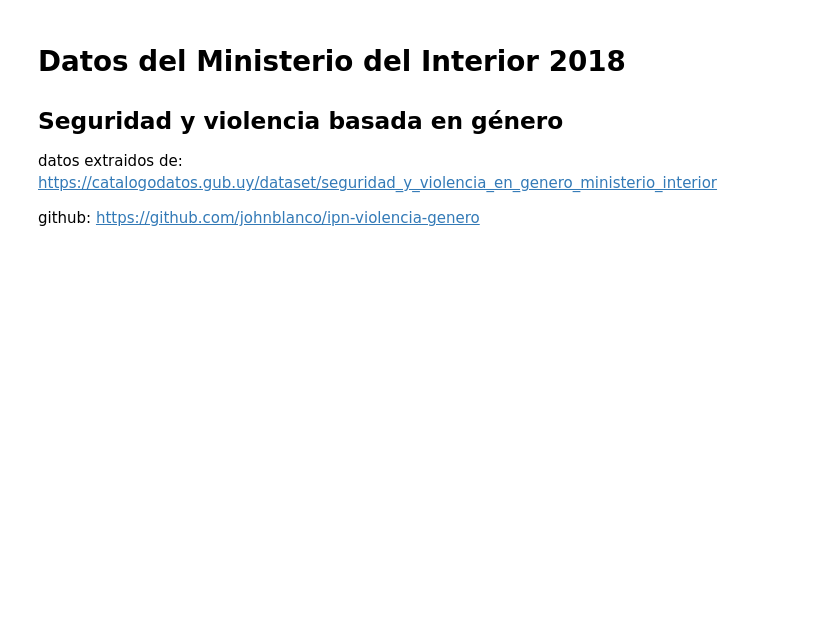
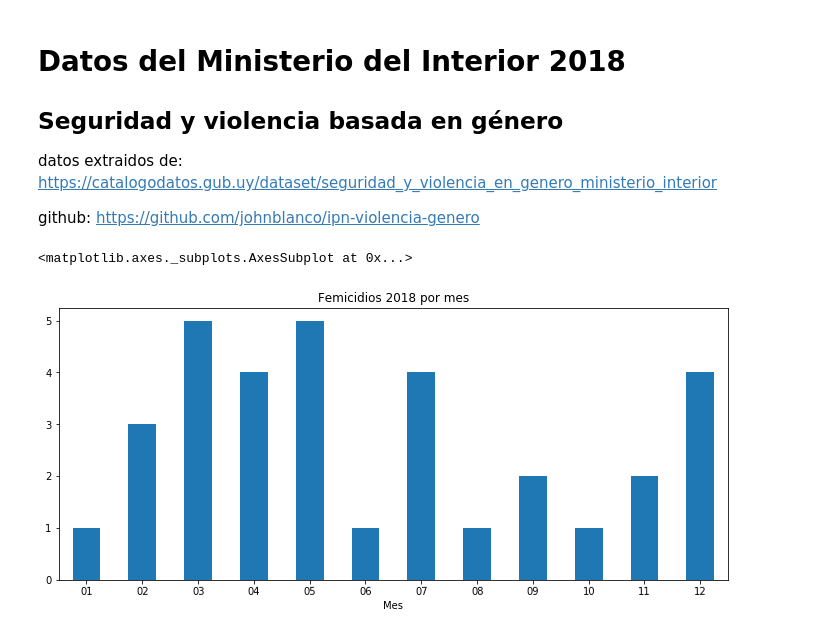
Before and after one commit to johnblanco/ipn-violencia-genero, a Jupyter notebook: Seguridad y violencia basada en género.ipynb, the cells around one changed output. Saved outputs shown, nothing was run; the diff lists cells and outputs as text; code cells hidden in the pictures; blank space fills up the shorter version.

```diff
--- a/Seguridad y violencia basada en género.ipynb
+++ b/Seguridad y violencia basada en género.ipynb
@@ -15,18 +11,0 @@ df = pd.read_csv('homicidios-domsticos-a-mujeres.csv',encoding = "ISO-8859-1")
-# %%
-def fix_situacion(sit):
-    if sit=='Formalizada':
-        return 'Formalizado'
-    return sit
-
-def fix_fecha(mes):
-    arr = ['Enero', 'Febrero', 'Marzo', 'Abril', 'Mayo', 'Junio', 'Julio', 'Agosto', 'Setiembre',
-           'Octubre', 'Noviembre', 'Diciembre']
-
-    m = "{:02d}".format(arr.index(mes)+1)
-
-    return '2018-{}'.format(m)
-
-df['situacion_victimario'] = df['Situación del victimario'].apply(lambda x: fix_situacion(x))
-df['fecha'] = df['Mes'].apply(lambda x: fix_fecha(x))
-df.drop(columns=['Situación del victimario', 'Mes'],inplace=True)
-df.head(2)
@@ -33 +14,12 @@ df.head(2)
+# %%
+pob_deptos = pd.read_csv('poblacion_deptos.txt',encoding = "ISO-8859-1",index_col='departamento')
+df = pd.read_csv('homicidios-domsticos-a-mujeres.csv',encoding = "ISO-8859-1")
+df['situacion_victimario'] = df['Situación del victimario'].apply(lambda x: fix_situacion(x))
+df['Departamento'] = df.Departamento.apply(lambda x: x.upper())
+df['Mes'] = df['Mes'].apply(lambda x: fix_fecha(x))
+df.drop(columns=['Situación del victimario'],inplace=True)
+df.groupby('Mes').size().plot.bar(title='Femicidios 2018 por mes',rot=1)
+# %% [output]
+<matplotlib.axes._subplots.AxesSubplot at 0x...>
+[figure, added]
 # %%
```
Also changed, not shown: parts of 29 cells of this notebook, 2 other files.
